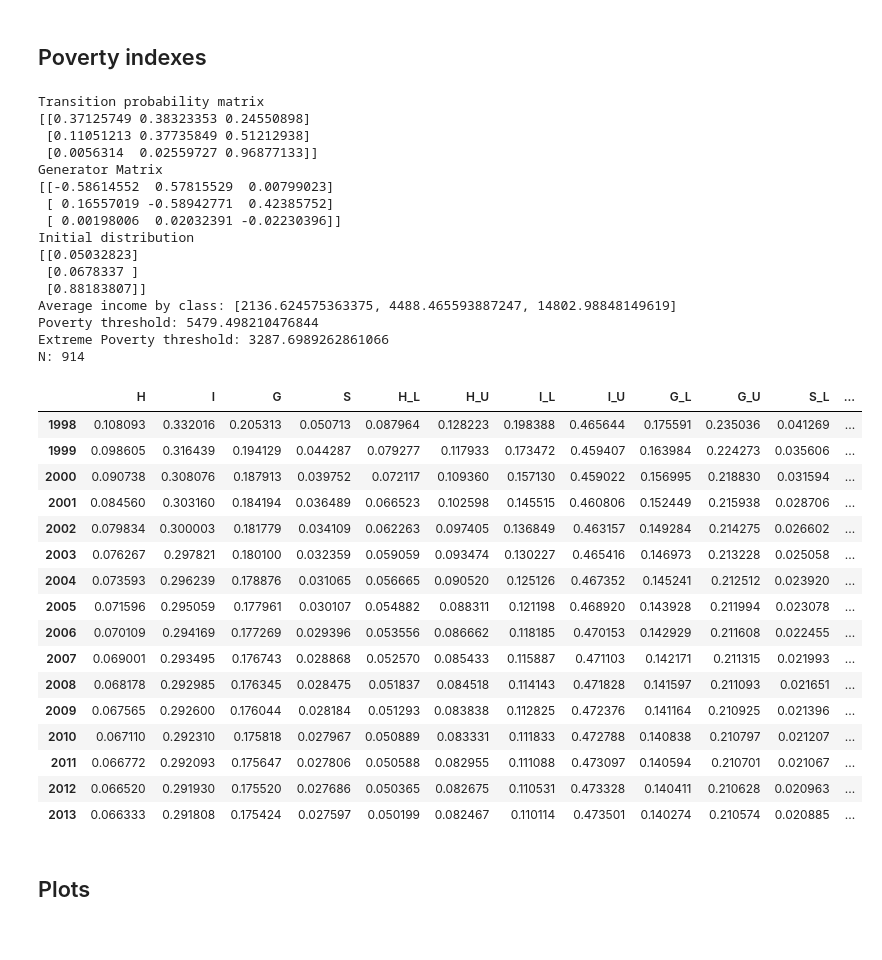
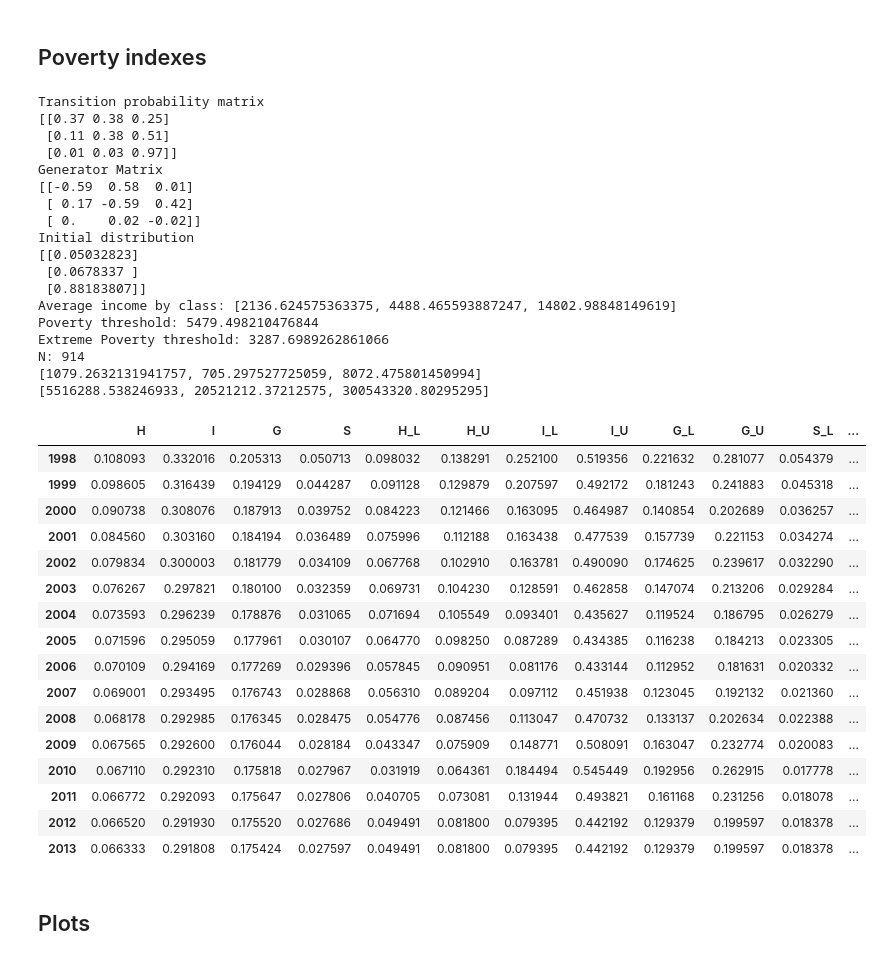
Before and after one commit to ricdeblasis/DynamicPovertyIndexes, a Jupyter notebook: CLTpovertyFinal.ipynb, the cells around one changed output. Drawn from its saved outputs; the diff is of its cells as text; code cells hidden in the pictures.

```diff
--- a/CLTpovertyFinal.ipynb
+++ b/CLTpovertyFinal.ipynb
@@ -441,19 +503,19 @@ def conf_intervals(indexes, var, N, alpha=0.05):
     # headcount ratio
     H = indexes[0]
     var_H = var[0]
-    ci_H = [H+sign*z*np.sqrt(var_H/N) for sign in [-1,1]]
+    ci_H = [sign*z*np.sqrt(var_H/N) for sign in [-1,1]]
     # Income gap
     I = indexes[1]
     var_I = var[1]
-    ci_I = [I+sign*z*np.sqrt(var_I/N) for sign in [-1,1]]
+    ci_I = [sign*z*np.sqrt(var_I/N) for sign in [-1,1]]
     # Gini
     G = indexes[2]
     var_G = var[2]
-    ci_G = [G+sign*z*np.sqrt(var_G/N) for sign in [-1,1]]
+    ci_G = [sign*z*np.sqrt(var_G/N) for sign in [-1,1]]
     # Sen
     S = indexes[3]
     var_S = var[3]
-    ci_S = [S+sign*z*np.sqrt(var_S/N) for sign in [-1,1]]
+    ci_S = [sign*z*np.sqrt(var_S/N) for sign in [-1,1]]
     return [ci_H[0],ci_H[1],ci_I[0],ci_I[1],ci_G[0],ci_G[1],ci_S[0],ci_S[1]]
 
 # computation of the asymptotic indexes
@@ -469,11 +531,11 @@ def poverty_indexes_inf(G, y, y_p, yx):
 # %%
 P_hat = get_P(df[['NQUEST','Ce']])
 print('Transition probability matrix')
-print(P_hat)
+print(P_hat.round(2))
 
 G_hat = (logm(P_hat)/2) # equation (3.6)
 print('Generator Matrix')
-print(G_hat)
+print(G_hat.round(2))
 
 # estimate initial distribution using only 1998
 mu_1998 = np.array(df[df['ANNO']==1998].groupby('Ce')['Ce'].count()/len(df[df['ANNO']==1998])).reshape(3,1)
@@ -492,15 +554,17 @@ int_gini_sigma_1 = integral_gini_sigma(df[(df['Ce']==0)])
 int_gini_sigma_2 = integral_gini_sigma(df[(df['Ce']==1)])
 # average of |y-x|
 yx = df.groupby('Ce')['Ye'].apply(lambda s: s.apply(lambda x: np.abs(x-s)).mean().mean()).to_list()
+print(yx)
 # second moment of income distribution
 y2 = (df['Ye']**2).groupby(df['Ce']).mean().tolist()
+print(y2)
 
 # computation of poverty indexes based on generator matrix G and initial ditribution mu
 poverty = []
 i = []
 for t in range(1998,2014):
     P = expm((t-1997)*G_hat)
-    sub_df = df[(df['Ce']<2)&(df['ANNO']==t)].copy()
+#     sub_df = df[(df['Ce']<2)&(df['ANNO']==t)].copy()
 #     if not sub_df.empty:
 #         int_gini = integral_gini(sub_df)
 #         int_gini_0 = integral_gini(sub_df[sub_df['Ce']==0])
@@ -515,55 +579,60 @@ for t in range(1998,2014):
 #         yx = df[(df['ANNO']==t)].groupby('Ce')['Ye'].apply(lambda s: s.apply(lambda x: np.abs(x-s)).mean().mean()).to_list()
         # hh = len(df[df['ANNO']==t]['NQUEST'].unique()) # same results as outside the for loop
 
     I, var = poverty_indexes(P, mu_1998, y, y2, [Yp_perc*yp, yp], yx, int_gini_sigma_1, int_gini_sigma_2)
     CI = conf_intervals(I, var, hh) # hh is the number of households
     # asymptotic indexes
     I_inf = poverty_indexes_inf(G_hat, y, [Yp_perc*yp, yp], yx)
     poverty.append(I+CI+I_inf)
     i.append(t)
 poverty = pd.DataFrame(poverty, columns=['H','I','G','S','H_L','H_U','I_L','I_U','G_L','G_U','S_L','S_U','H_inf','I_inf','G_inf','S_inf'], index=i)
 # observed indexes
 poverty['H_obs'] = (df[df['Ce']<2].groupby(['ANNO'])['Ye'].count()/df.groupby(['ANNO'])['Ye'].count())
 poverty['I_obs'] = 1-df[df['Ce']<2].groupby('ANNO')['Ye'].sum()/(yp*df[df['Ce']<2].groupby(['ANNO'])['Ye'].count())
 poverty['G_obs'] = df[(df['Ce']<2)].groupby('ANNO').apply(lambda h: h['Ye'].apply(lambda l: np.abs(l-h['Ye']).sum()).sum())/(2*df[df['Ce']<2].groupby(['ANNO'])['Ye'].count()*df[df['Ce']<2].groupby('ANNO')['Ye'].sum())
 poverty['S_obs'] = poverty['H_obs']*(poverty['I_obs']+(1-poverty['I_obs'])*poverty['G_obs'])
+for i, title in {'H':'Headcount ratio','I':'Income gap ratio','G':'Gini index','S':'Sen index'}.items():
+    poverty[i+'_U'] = poverty[i+'_U']+poverty[i+'_obs']
+    poverty[i+'_L'] = poverty[i+'_L']+poverty[i+'_obs']
 # interpolate missing observed values
 poverty.interpolate(inplace=True)
 poverty
 # %% [output]
 Transition probability matrix
-[[0.37125749 0.38323353 0.24550898]
- [0.11051213 0.37735849 0.51212938]
- [0.0056314  0.02559727 0.96877133]]
+[[0.37 0.38 0.25]
+ [0.11 0.38 0.51]
+ [0.01 0.03 0.97]]
 Generator Matrix
-[[-0.58614552  0.57815529  0.00799023]
- [ 0.16557019 -0.58942771  0.42385752]
- [ 0.00198006  0.02032391 -0.02230396]]
+[[-0.59  0.58  0.01]
+ [ 0.17 -0.59  0.42]
+ [ 0.    0.02 -0.02]]
 Initial distribution
 [[0.05032823]
  [0.0678337 ]
  [0.88183807]]
 Average income by class: [2136.624575363375, 4488.465593887247, 14802.98848149619]
 Poverty threshold: 5479.498210476844
 Extreme Poverty threshold: 3287.6989262861066
 N: 914
+[1079.2632131941757, 705.297527725059, 8072.475801450994]
+[5516288.538246933, 20521212.37212575, 300543320.80295295]
 |  | H | I | G | S | H_L | H_U | I_L | I_U | G_L | G_U | S_L | ... |
-| 1998 | 0.108093 | 0.332016 | 0.205313 | 0.050713 | 0.087964 | 0.128223 | 0.198388 | 0.465644 | 0.175591 | 0.235036 | 0.041269 | ... |
-| 1999 | 0.098605 | 0.316439 | 0.194129 | 0.044287 | 0.079277 | 0.117933 | 0.173472 | 0.459407 | 0.163984 | 0.224273 | 0.035606 | ... |
-| 2000 | 0.090738 | 0.308076 | 0.187913 | 0.039752 | 0.072117 | 0.109360 | 0.157130 | 0.459022 | 0.156995 | 0.218830 | 0.031594 | ... |
-| 2001 | 0.084560 | 0.303160 | 0.184194 | 0.036489 | 0.066523 | 0.102598 | 0.145515 | 0.460806 | 0.152449 | 0.215938 | 0.028706 | ... |
-| 2002 | 0.079834 | 0.300003 | 0.181779 | 0.034109 | 0.062263 | 0.097405 | 0.136849 | 0.463157 | 0.149284 | 0.214275 | 0.026602 | ... |
-| 2003 | 0.076267 | 0.297821 | 0.180100 | 0.032359 | 0.059059 | 0.093474 | 0.130227 | 0.465416 | 0.146973 | 0.213228 | 0.025058 | ... |
-| 2004 | 0.073593 | 0.296239 | 0.178876 | 0.031065 | 0.056665 | 0.090520 | 0.125126 | 0.467352 | 0.145241 | 0.212512 | 0.023920 | ... |
-| 2005 | 0.071596 | 0.295059 | 0.177961 | 0.030107 | 0.054882 | 0.088311 | 0.121198 | 0.468920 | 0.143928 | 0.211994 | 0.023078 | ... |
-| 2006 | 0.070109 | 0.294169 | 0.177269 | 0.029396 | 0.053556 | 0.086662 | 0.118185 | 0.470153 | 0.142929 | 0.211608 | 0.022455 | ... |
-| 2007 | 0.069001 | 0.293495 | 0.176743 | 0.028868 | 0.052570 | 0.085433 | 0.115887 | 0.471103 | 0.142171 | 0.211315 | 0.021993 | ... |
-| 2008 | 0.068178 | 0.292985 | 0.176345 | 0.028475 | 0.051837 | 0.084518 | 0.114143 | 0.471828 | 0.141597 | 0.211093 | 0.021651 | ... |
-| 2009 | 0.067565 | 0.292600 | 0.176044 | 0.028184 | 0.051293 | 0.083838 | 0.112825 | 0.472376 | 0.141164 | 0.210925 | 0.021396 | ... |
-| 2010 | 0.067110 | 0.292310 | 0.175818 | 0.027967 | 0.050889 | 0.083331 | 0.111833 | 0.472788 | 0.140838 | 0.210797 | 0.021207 | ... |
-| 2011 | 0.066772 | 0.292093 | 0.175647 | 0.027806 | 0.050588 | 0.082955 | 0.111088 | 0.473097 | 0.140594 | 0.210701 | 0.021067 | ... |
-| 2012 | 0.066520 | 0.291930 | 0.175520 | 0.027686 | 0.050365 | 0.082675 | 0.110531 | 0.473328 | 0.140411 | 0.210628 | 0.020963 | ... |
-| 2013 | 0.066333 | 0.291808 | 0.175424 | 0.027597 | 0.050199 | 0.082467 | 0.110114 | 0.473501 | 0.140274 | 0.210574 | 0.020885 | ... |
+| 1998 | 0.108093 | 0.332016 | 0.205313 | 0.050713 | 0.098032 | 0.138291 | 0.252100 | 0.519356 | 0.221632 | 0.281077 | 0.054379 | ... |
+| 1999 | 0.098605 | 0.316439 | 0.194129 | 0.044287 | 0.091128 | 0.129879 | 0.207597 | 0.492172 | 0.181243 | 0.241883 | 0.045318 | ... |
+| 2000 | 0.090738 | 0.308076 | 0.187913 | 0.039752 | 0.084223 | 0.121466 | 0.163095 | 0.464987 | 0.140854 | 0.202689 | 0.036257 | ... |
+| 2001 | 0.084560 | 0.303160 | 0.184194 | 0.036489 | 0.075996 | 0.112188 | 0.163438 | 0.477539 | 0.157739 | 0.221153 | 0.034274 | ... |
+| 2002 | 0.079834 | 0.300003 | 0.181779 | 0.034109 | 0.067768 | 0.102910 | 0.163781 | 0.490090 | 0.174625 | 0.239617 | 0.032290 | ... |
+| 2003 | 0.076267 | 0.297821 | 0.180100 | 0.032359 | 0.069731 | 0.104230 | 0.128591 | 0.462858 | 0.147074 | 0.213206 | 0.029284 | ... |
+| 2004 | 0.073593 | 0.296239 | 0.178876 | 0.031065 | 0.071694 | 0.105549 | 0.093401 | 0.435627 | 0.119524 | 0.186795 | 0.026279 | ... |
+| 2005 | 0.071596 | 0.295059 | 0.177961 | 0.030107 | 0.064770 | 0.098250 | 0.087289 | 0.434385 | 0.116238 | 0.184213 | 0.023305 | ... |
+| 2006 | 0.070109 | 0.294169 | 0.177269 | 0.029396 | 0.057845 | 0.090951 | 0.081176 | 0.433144 | 0.112952 | 0.181631 | 0.020332 | ... |
+| 2007 | 0.069001 | 0.293495 | 0.176743 | 0.028868 | 0.056310 | 0.089204 | 0.097112 | 0.451938 | 0.123045 | 0.192132 | 0.021360 | ... |
+| 2008 | 0.068178 | 0.292985 | 0.176345 | 0.028475 | 0.054776 | 0.087456 | 0.113047 | 0.470732 | 0.133137 | 0.202634 | 0.022388 | ... |
+| 2009 | 0.067565 | 0.292600 | 0.176044 | 0.028184 | 0.043347 | 0.075909 | 0.148771 | 0.508091 | 0.163047 | 0.232774 | 0.020083 | ... |
+| 2010 | 0.067110 | 0.292310 | 0.175818 | 0.027967 | 0.031919 | 0.064361 | 0.184494 | 0.545449 | 0.192956 | 0.262915 | 0.017778 | ... |
+| 2011 | 0.066772 | 0.292093 | 0.175647 | 0.027806 | 0.040705 | 0.073081 | 0.131944 | 0.493821 | 0.161168 | 0.231256 | 0.018078 | ... |
+| 2012 | 0.066520 | 0.291930 | 0.175520 | 0.027686 | 0.049491 | 0.081800 | 0.079395 | 0.442192 | 0.129379 | 0.199597 | 0.018378 | ... |
+| 2013 | 0.066333 | 0.291808 | 0.175424 | 0.027597 | 0.049491 | 0.081800 | 0.079395 | 0.442192 | 0.129379 | 0.199597 | 0.018378 | ... |
 # %% [markdown]
 ## Plots
 # %%
```
Also changed, not shown: parts of 16 cells of this notebook.
